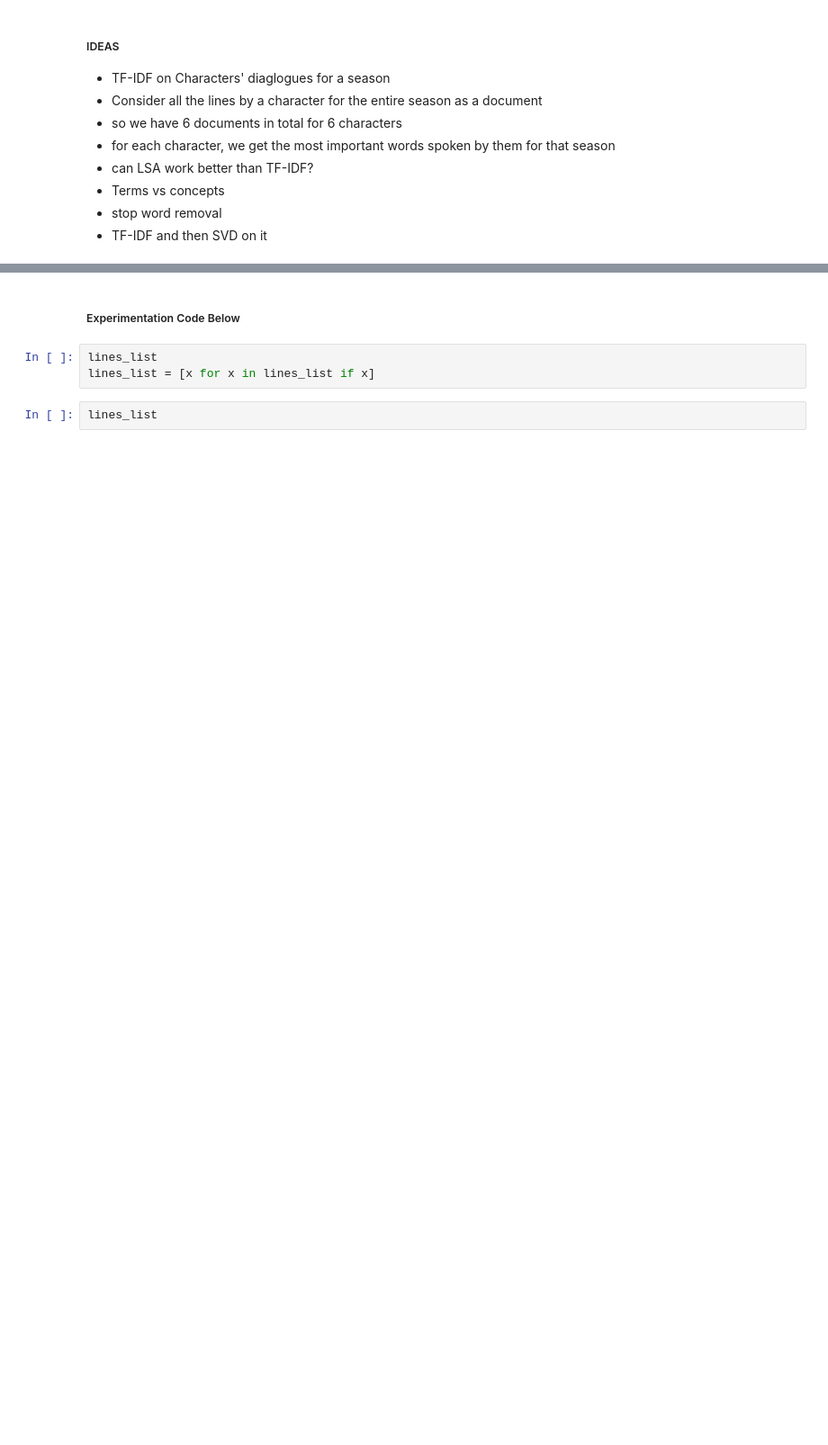
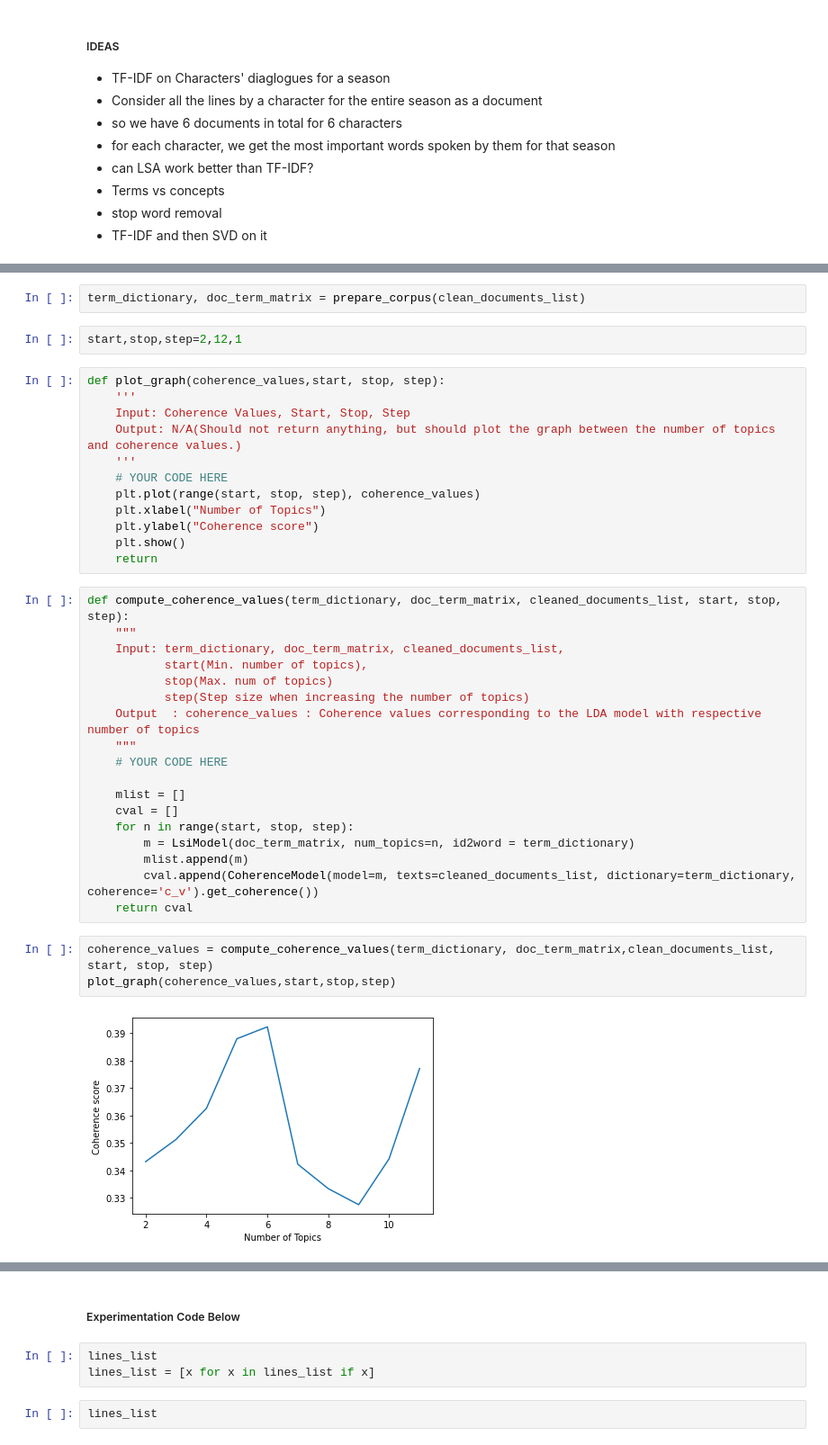
Before and after one commit to sweiner123/msa-iaa-ncsu, a Jupyter notebook: 04. Fall II/Text Analytics/friends-scripts-analysis.ipynb, the cells around one changed output, grey strips where cells are left out. Shown at 90% size. Saved outputs shown, nothing was run; the diff lists cells and outputs as text; blank space fills up the shorter version.

```diff
--- a/04. Fall II/Text Analytics/friends-scripts-analysis.ipynb
+++ b/04. Fall II/Text Analytics/friends-scripts-analysis.ipynb
@@ -473,0 +671,39 @@ P_neutral.to_csv('sentiment_counts.csv',index=False)
+# %%
+term_dictionary, doc_term_matrix = prepare_corpus(clean_documents_list)
+# %%
+start,stop,step=2,12,1
+# %%
+def plot_graph(coherence_values,start, stop, step):
+    '''
+    Input: Coherence Values, Start, Stop, Step
+    Output: N/A(Should not return anything, but should plot the graph between the number of topics and coherence values.)
+    '''
+    # YOUR CODE HERE
+    plt.plot(range(start, stop, step), coherence_values)
+    plt.xlabel("Number of Topics")
+    plt.ylabel("Coherence score")
+    plt.show()
+    return
+# %%
+def compute_coherence_values(term_dictionary, doc_term_matrix, cleaned_documents_list, start, stop, step):
+    """
+    Input: term_dictionary, doc_term_matrix, cleaned_documents_list,
+           start(Min. number of topics),
+           stop(Max. num of topics)
+           step(Step size when increasing the number of topics)
+    Output  : coherence_values : Coherence values corresponding to the LDA model with respective number of topics
+    """
+    # YOUR CODE HERE
+
+    mlist = []
+    cval = []
+    for n in range(start, stop, step):
+        m = LsiModel(doc_term_matrix, num_topics=n, id2word = term_dictionary)
+        mlist.append(m)
+        cval.append(CoherenceModel(model=m, texts=cleaned_documents_list, dictionary=term_dictionary, coherence='c_v').get_coherence())
+    return cval
+# %%
+coherence_values = compute_coherence_values(term_dictionary, doc_term_matrix,clean_documents_list, start, stop, step)
+plot_graph(coherence_values,start,stop,step)
+# %% [output]
+[figure, added]
```
Also changed, not shown: parts of 64 cells of this notebook, 2 other files.
